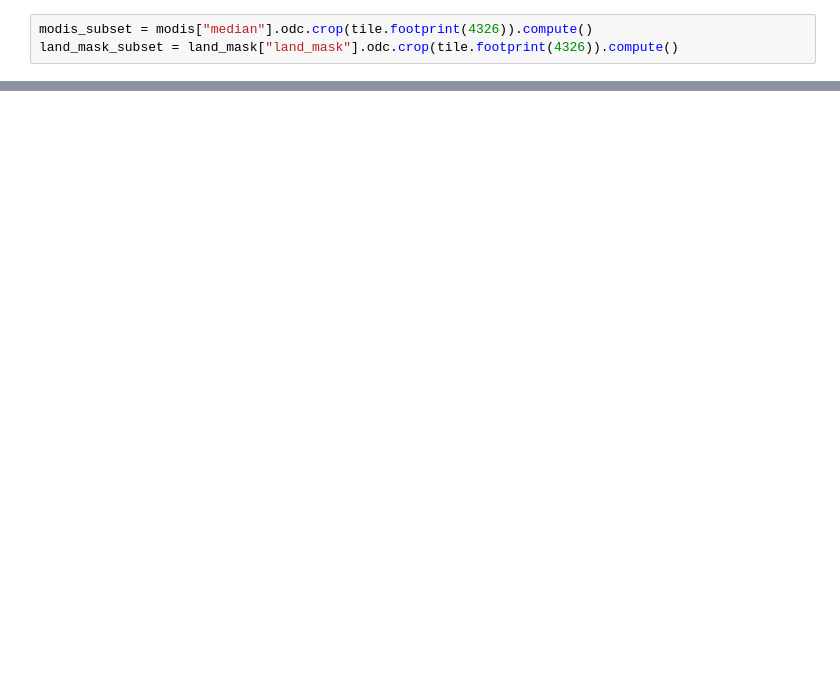
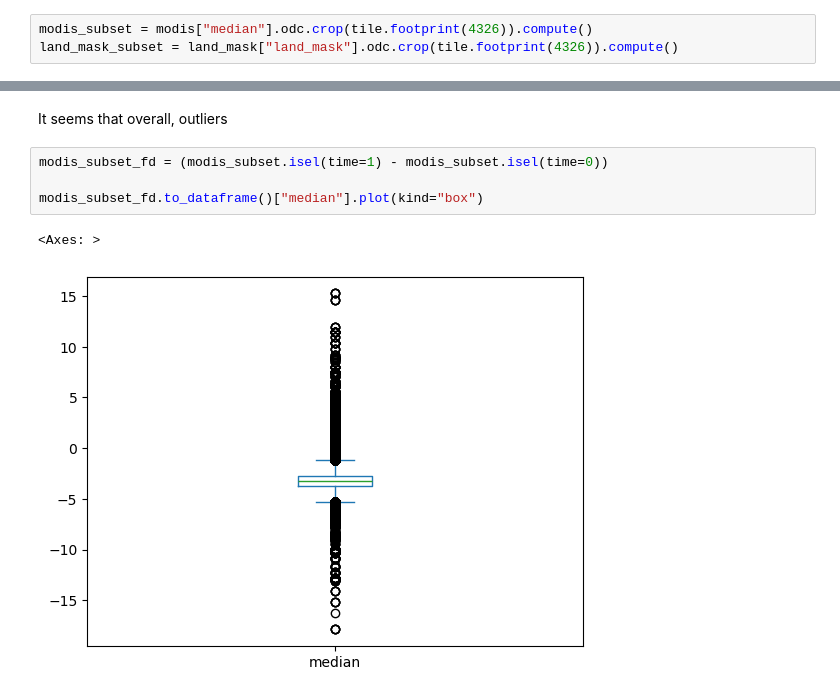
Before and after one commit to felixschulz385/growth-and-temperature, a Jupyter notebook: gnt/experiments/outliers.ipynb, the cells around one changed output, grey strips where cells are left out. Saved outputs shown, nothing was run; the diff lists cells and outputs as text; blank space fills up the shorter version.

```diff
--- a/gnt/experiments/outliers.ipynb
+++ b/gnt/experiments/outliers.ipynb
@@ -79,0 +49,9 @@ parquet_tile["median"].plot(kind="box")
+# %% [markdown]
+It seems that overall, outliers
+# %%
+modis_subset_fd = (modis_subset.isel(time=1) - modis_subset.isel(time=0))
+
+modis_subset_fd.to_dataframe()["median"].plot(kind="box")
+# %% [output]
+<Axes: >
+[figure, added]
```
Also changed, not shown: parts of 26 cells of this notebook.
